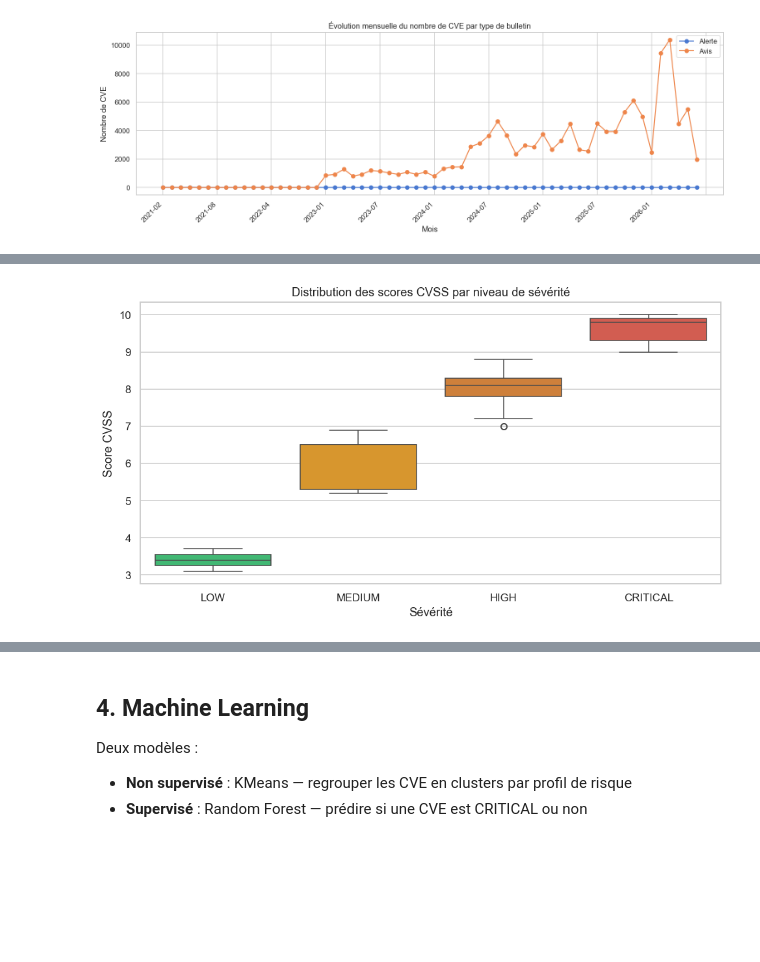
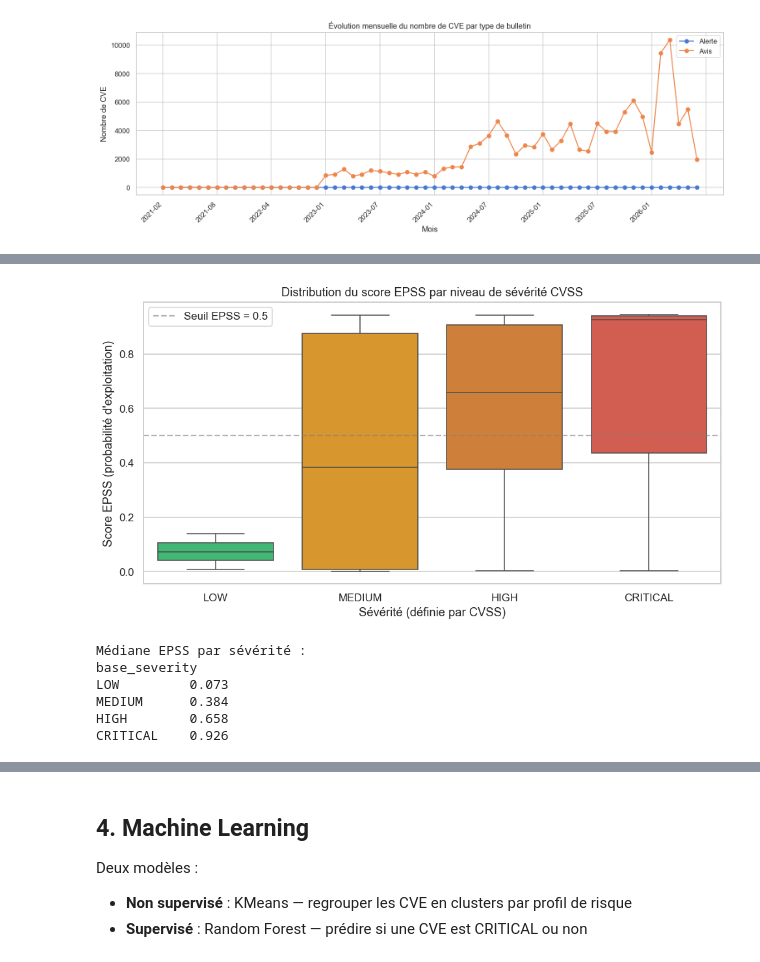
Before and after one commit to ChristinaPayong/Mastercamp-Anssi, a Jupyter notebook: analyse.ipynb, the cells around one changed output, grey strips where cells are left out. Saved outputs shown, nothing was run; the diff lists cells and outputs as text; code cells hidden in the pictures; blank space fills up the shorter version.

Commit message:
Refactor viz : remplace 3 graphiques circulaires/triviaux par EPSS/severite, top risques, courbe precision-rappel

```diff
--- a/analyse.ipynb
+++ b/analyse.ipynb
@@ -259,17 +249,30 @@ plt.show()
 # %%
-ordre = ["LOW", "MEDIUM", "HIGH", "CRITICAL"]
-df_box = df_enrichi.dropna(subset=["base_severity", "cvss_score"])
+ordre   = ["LOW", "MEDIUM", "HIGH", "CRITICAL"]
+palette = ["#2ecc71", "#f39c12", "#e67e22", "#e74c3c"]
+
+df_box = df_enrichi.dropna(subset=["base_severity", "epss"])
 df_box = df_box[df_box["base_severity"].isin(ordre)]
 
 fig, ax = plt.subplots(figsize=(9, 5))
-sns.boxplot(data=df_box, x="base_severity", y="cvss_score",
-            order=ordre, palette=["#2ecc71","#f39c12","#e67e22","#e74c3c"],
-            ax=ax)
-ax.set_title("Distribution des scores CVSS par niveau de sévérité")
-ax.set_xlabel("Sévérité")
-ax.set_ylabel("Score CVSS")
+sns.boxplot(data=df_box, x="base_severity", y="epss",
+            order=ordre, palette=palette, ax=ax)
+ax.set_title("Distribution du score EPSS par niveau de sévérité CVSS")
+ax.set_xlabel("Sévérité (définie par CVSS)")
+ax.set_ylabel("Score EPSS (probabilité d'exploitation)")
+ax.axhline(0.5, color="gray", linestyle="--", alpha=0.6, label="Seuil EPSS = 0.5")
+ax.legend()
 plt.tight_layout()
-plt.savefig("viz_boxplot.png", bbox_inches="tight")
+plt.savefig("viz_epss_severite.png", bbox_inches="tight")
 plt.show()
+
+# Interprétation
+print("Médiane EPSS par sévérité :")
+print(df_box.groupby("base_severity")["epss"].median().reindex(ordre).round(3).to_string())
 # %% [output]
-[figure, old version]
+[figure, new version]
+Médiane EPSS par sévérité :
+base_severity
+LOW         0.073
+MEDIUM      0.384
+HIGH        0.658
+CRITICAL    0.926
```
Also changed, not shown: parts of 9 cells of this notebook, 8 other files.
